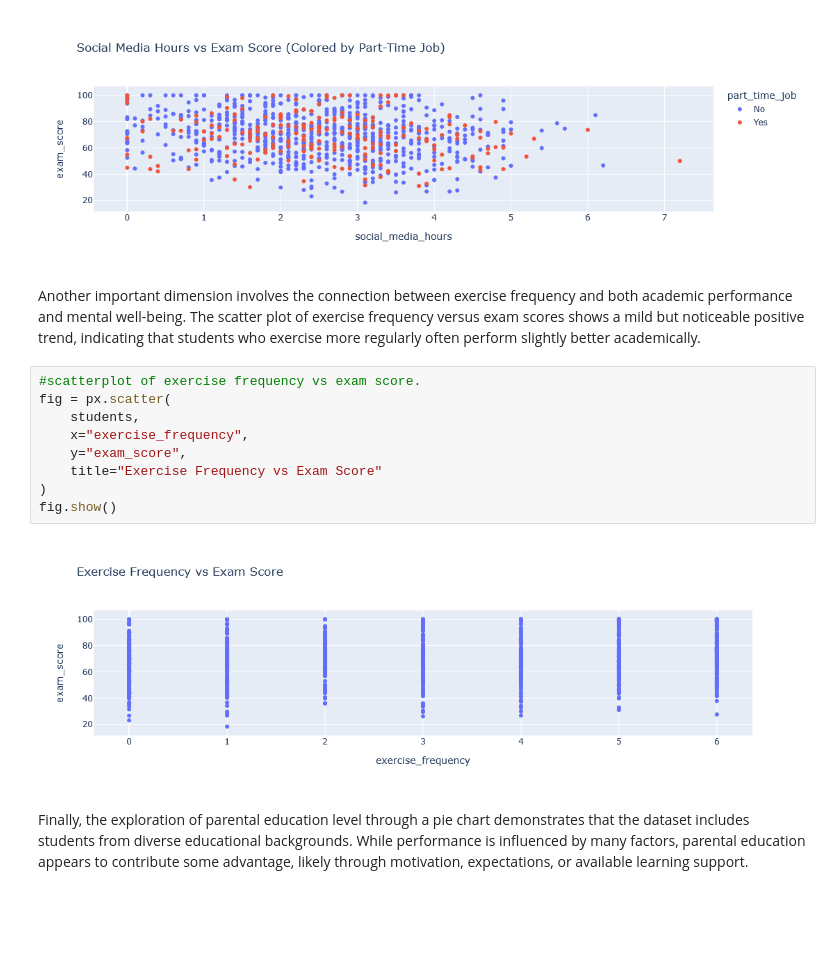
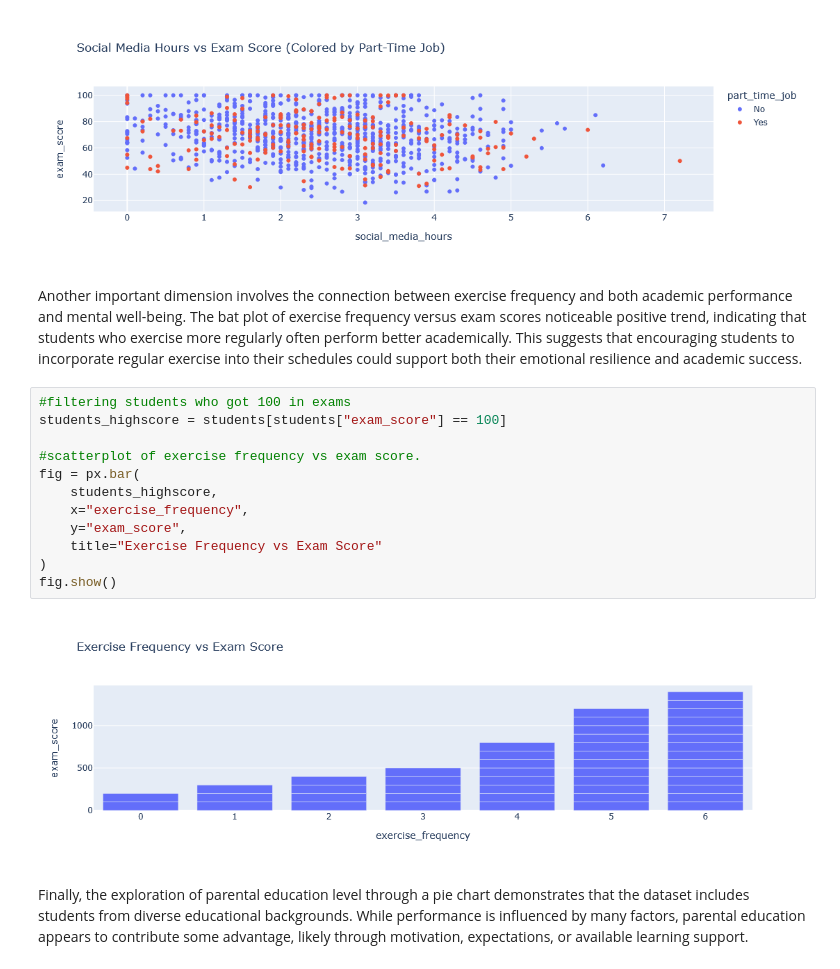
Before and after one commit to jacktriger-debug/student-habits-performance, a Jupyter notebook: EDA Project.ipynb, the cells around one changed output. Cells and saved outputs as stored; diff of their text form; blank space fills up the shorter version.

```diff
--- a/EDA Project.ipynb
+++ b/EDA Project.ipynb
@@ -136,19 +136,22 @@ fig = px.scatter(
 fig.show()
 # %% [output]
 [figure]
-# %% [markdown]
-Another important dimension involves the connection between exercise frequency and both academic performance and mental well-being. The scatter plot of exercise frequency versus exam scores shows a mild but noticeable positive trend, indicating that students who exercise more regularly often perform slightly better academically.
+# %% [markdown]
+Another important dimension involves the connection between exercise frequency and both academic performance and mental well-being. The bat plot of exercise frequency versus exam scores noticeable positive trend, indicating that students who exercise more regularly often perform better academically.  This suggests that encouraging students to incorporate regular exercise into their schedules could support both their emotional resilience and academic success.
 # %%
+#filtering students who got 100 in exams
+students_highscore = students[students["exam_score"] == 100]
+
 #scatterplot of exercise frequency vs exam score.
-fig = px.scatter(
-    students,
+fig = px.bar(
+    students_highscore,
     x="exercise_frequency",
     y="exam_score",
     title="Exercise Frequency vs Exam Score"
 )
 fig.show()
 # %% [output]
-[figure, old version]
+[figure, new version]
 # %% [markdown]
 Finally, the exploration of parental education level through a pie chart demonstrates that the dataset includes students from diverse educational backgrounds. While performance is influenced by many factors, parental education appears to contribute some advantage, likely through motivation, expectations, or available learning support.
 # %%
```
Also changed, not shown: parts of 1 cell of this notebook.
